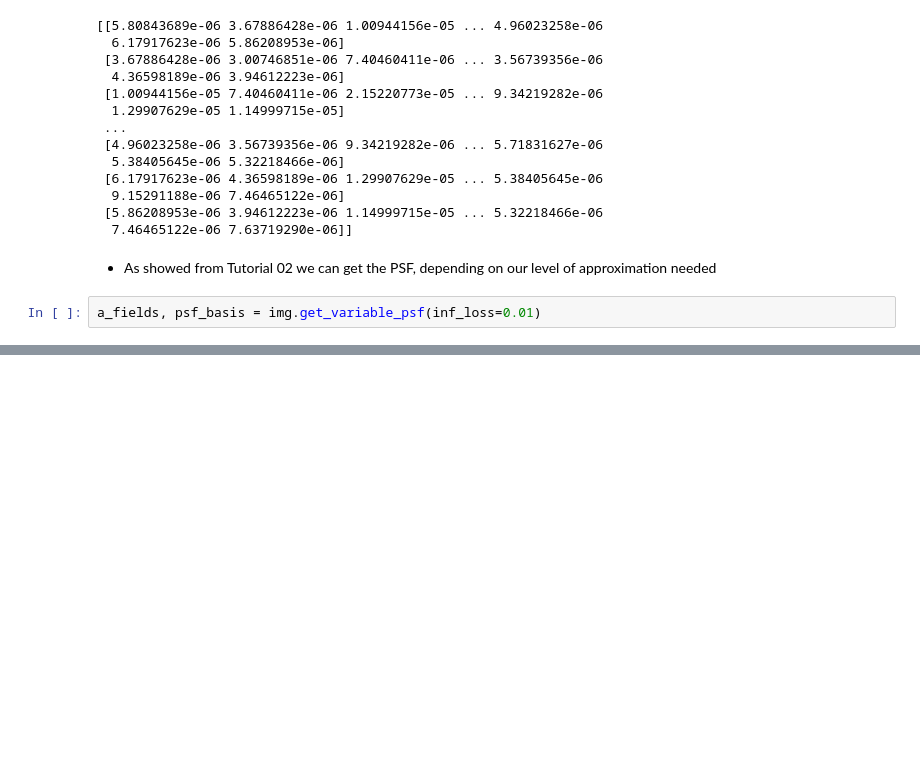
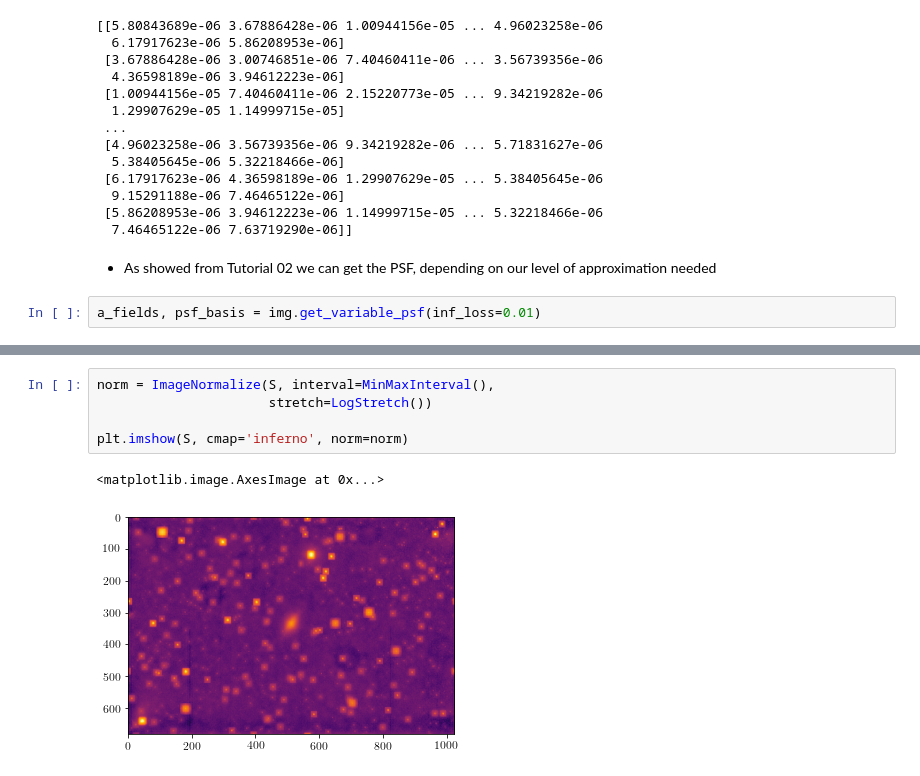
Before and after one commit to quatrope/ProperImage, a Jupyter notebook: docs/source/tutorial/Tutorial03.ipynb, the cells around one changed output, grey strips where cells are left out. Saved outputs shown, nothing was run; the diff lists cells and outputs as text; blank space fills up the shorter version.

```diff
--- a/docs/source/tutorial/Tutorial03.ipynb
+++ b/docs/source/tutorial/Tutorial03.ipynb
@@ -160,0 +193,8 @@ len(a_fields)
+# %%
+norm = ImageNormalize(S, interval=MinMaxInterval(),
+                      stretch=LogStretch())
+
+plt.imshow(S, cmap='inferno', norm=norm)
+# %% [output]
+<matplotlib.image.AxesImage at 0x...>
+[figure, added]
```
Also changed, not shown: parts of 13 cells of this notebook, 1 other file.
